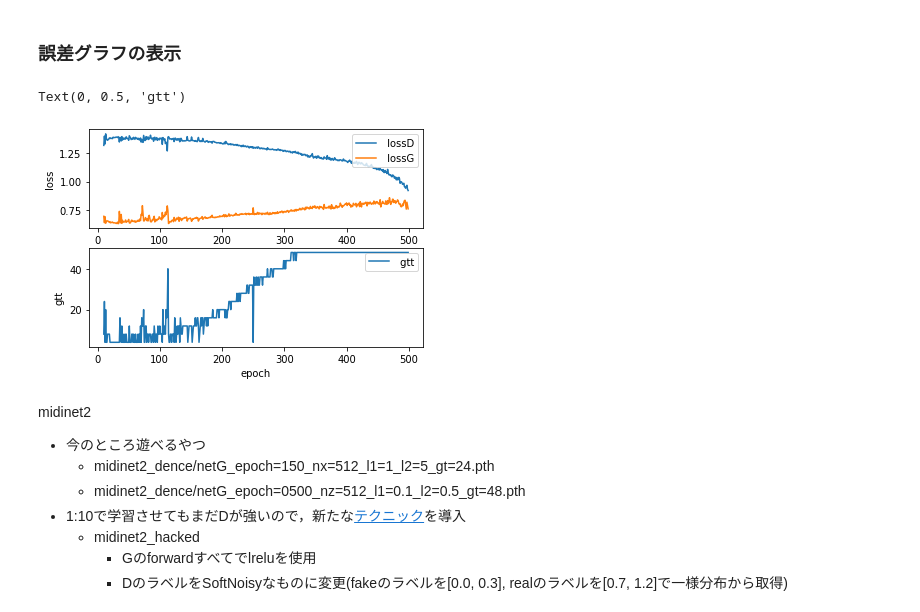
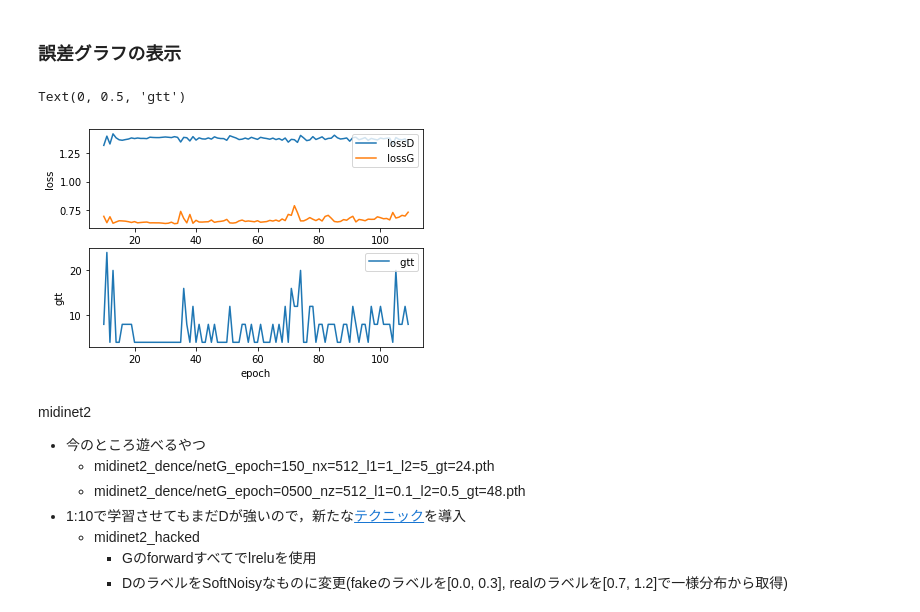
Before and after one commit to fuurin/midinet-followup, a Jupyter notebook: midinet2_learning.ipynb, the cells around one changed output. Cells and saved outputs as stored; diff of their text form; code cells hidden in the pictures.

```diff
--- a/midinet2_learning.ipynb
+++ b/midinet2_learning.ipynb
@@ -582,30 +582,27 @@ input the number of image: 13
 # %%
 burn_in = 10
 
 lossD_print = np.load(os.path.join(save_dir, 'lossD_list.npy'))[burn_in:]
 lossG_print = np.load(os.path.join(save_dir, 'lossG_list.npy'))[burn_in:]
 gtt_print = np.load(os.path.join(save_dir, 'gtt_list.npy'))[burn_in:]
 
-# lossD_print = np.array(lossD_list[burn_in:])
-# lossG_print = np.array(lossG_list[burn_in:])
-# gtt_print = np.load(gtt_list[burn_in:])
-
 length = lossG_print.shape[0]
+length = 100
 x = np.asarray(np.linspace(burn_in, burn_in + length-1, length))
 fig, axs = plt.subplots(2, 1)
-axs[0].plot(x, lossD_print,label=' lossD', linewidth=1.5)
-axs[0].plot(x, lossG_print,label=' lossG', linewidth=1.5)
+axs[0].plot(x, lossD_print[:length],label=' lossD', linewidth=1.5)
+axs[0].plot(x, lossG_print[:length],label=' lossG', linewidth=1.5)
 axs[0].legend(loc='upper right')
 axs[0].set_xlabel('epoch')
 axs[0].set_ylabel('loss')
 
-axs[1].plot(x, gtt_print, label=' gtt', linewidth=1.5)
+axs[1].plot(x, gtt_print[:length], label=' gtt', linewidth=1.5)
 axs[1].legend(loc='upper right')
 axs[1].set_xlabel('epoch')
 axs[1].set_ylabel('gtt')
 # %% [output]
 Text(0, 0.5, 'gtt')
-[figure, old version]
+[figure, new version]
 # %% [markdown]
 midinet2
 - 今のところ遊べるやつ
```
Also changed, not shown: 3 other files.
